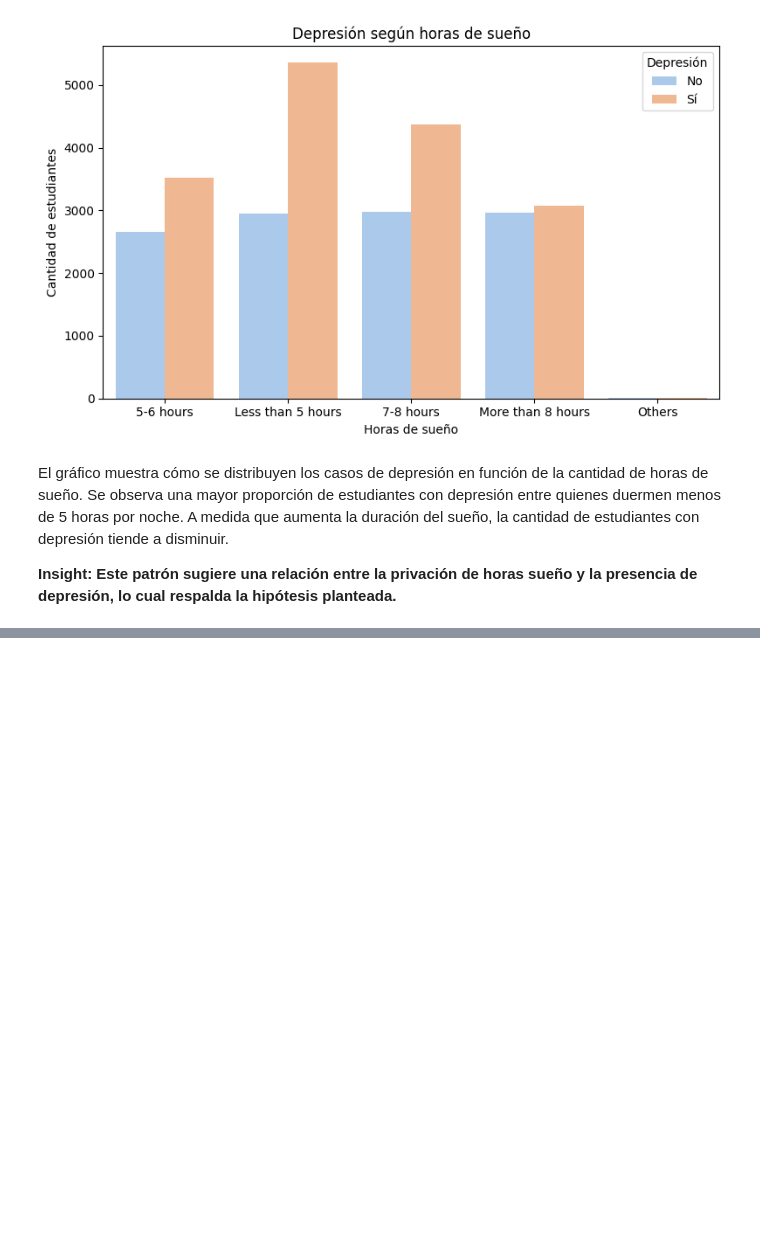
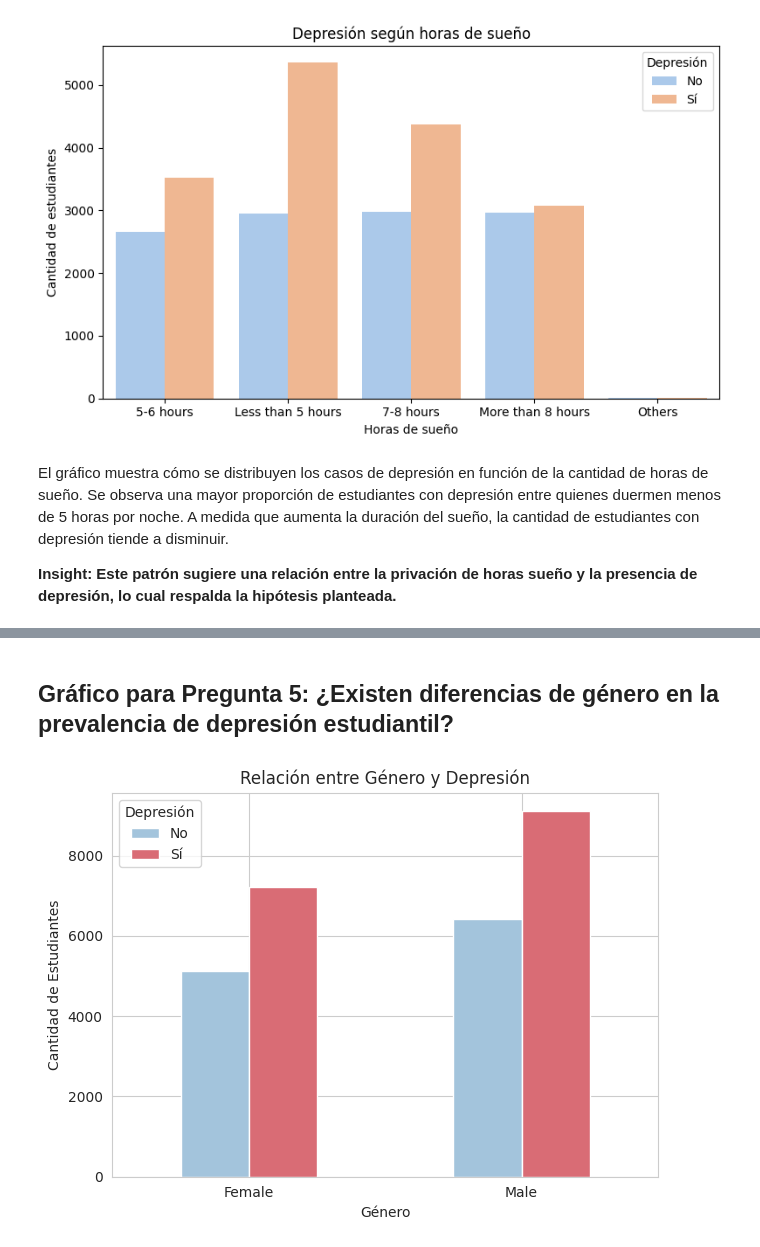
Before and after one commit to FlorMauves/ProyectoDS_StudentDepression_MauvesinTogel, a Jupyter notebook: ProyectoDS_StudenDepression_MauvesinTogel.ipynb, the cells around one changed output, grey strips where cells are left out. Cells and saved outputs as stored; diff of their text form; code cells hidden in the pictures; blank space fills up the shorter version.

```diff
--- a/ProyectoDS_StudenDepression_MauvesinTogel.ipynb
+++ b/ProyectoDS_StudenDepression_MauvesinTogel.ipynb
@@ -561,0 +681,15 @@ El gráfico muestra cómo se distribuyen los casos de depresión en función de
+# %% [markdown]
+## Gráfico para Pregunta 5: ¿Existen diferencias de género en la prevalencia de depresión estudiantil?
+# %%
+# Gáfico de barras agrupadas
+counts = df.groupby(['Gender', 'Depression']).size().unstack()
+counts.plot(kind='bar', stacked=False, color=['#A3C4DC', '#D96C75'])
+plt.title('Relación entre Género y Depresión')
+plt.xlabel('Género')
+plt.ylabel('Cantidad de Estudiantes')
+plt.legend(title='Depresión', labels=['No', 'Sí'])
+plt.xticks(rotation=0)
+plt.tight_layout()
+plt.show()
+# %% [output]
+[figure, added]
```
Also changed, not shown: parts of 17 cells of this notebook.
